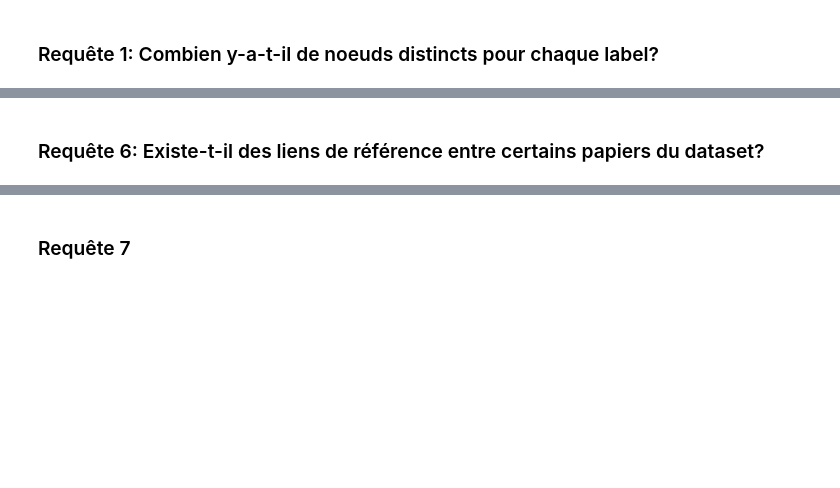
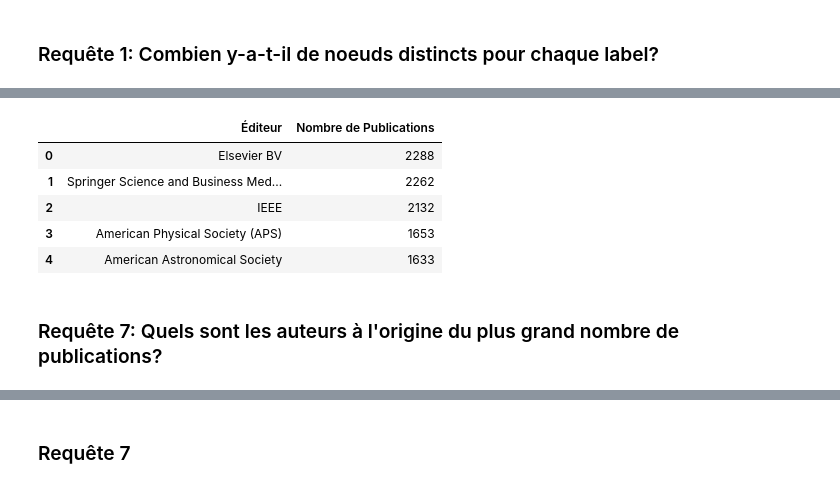
Before and after one commit to lulud41/neo4j_project, a Jupyter notebook: Projet_neo4j_DEROUET_PURIER_MSBDAAD_2021_2022.ipynb, the cells around one changed output, grey strips where cells are left out. Saved outputs shown, nothing was run; the diff lists cells and outputs as text; code cells hidden in the pictures; blank space fills up the shorter version.

```diff
--- a/Projet_neo4j_DEROUET_PURIER_MSBDAAD_2021_2022.ipynb
+++ b/Projet_neo4j_DEROUET_PURIER_MSBDAAD_2021_2022.ipynb
@@ -530,9 +559,22 @@ df_res
 # %%
 query_string = '''
+MATCH (pub:Publisher)-[rel:PUBLISHED]->(p:Paper)
+RETURN pub.name, count(rel) as count
+ORDER BY count desc
+LIMIT 5
+'''
 
-'''
-conn.query(query_string, db="paperswithcode")
+df_res = pd.DataFrame([dict(_) for _ in conn.query(query_string, db='paperswithcode')])
+df_res = df_res.rename(columns={"pub.name":"Éditeur", "count":"Nombre de Publications"})
+df_res
+# %% [output]
+|  | Éditeur | Nombre de Publications |
+| 0 | Elsevier BV | 2288 |
+| 1 | Springer Science and Business Med... | 2262 |
+| 2 | IEEE | 2132 |
+| 3 | American Physical Society (APS) | 1653 |
+| 4 | American Astronomical Society | 1633 |
 # %% [markdown]
-### Requête 6: Existe-t-il des liens de référence entre certains papiers du dataset?
+### Requête 7: Quels sont les auteurs à l'origine du plus grand nombre de publications?
 # %%
 query_string = '''
```
Also changed, not shown: parts of 51 cells of this notebook, 2 other files.
